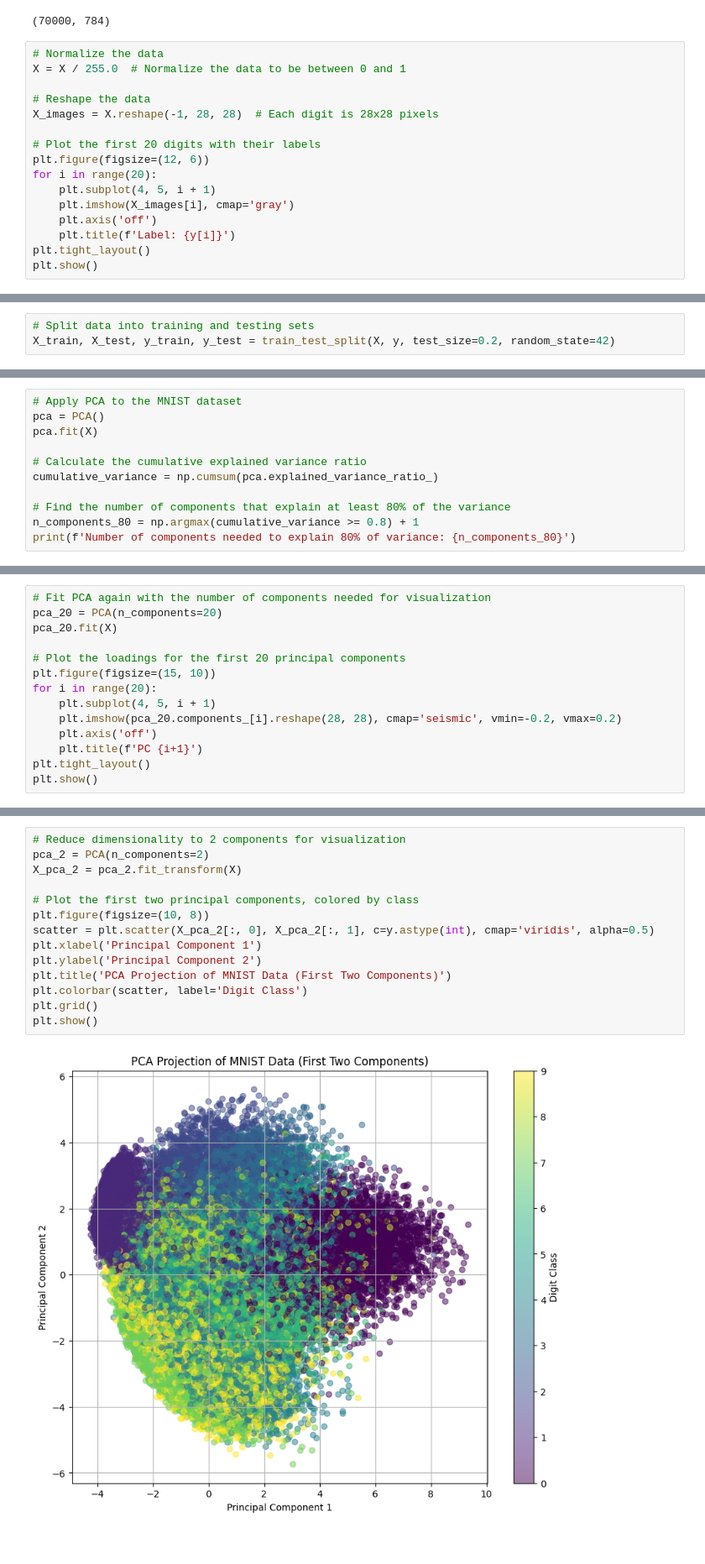
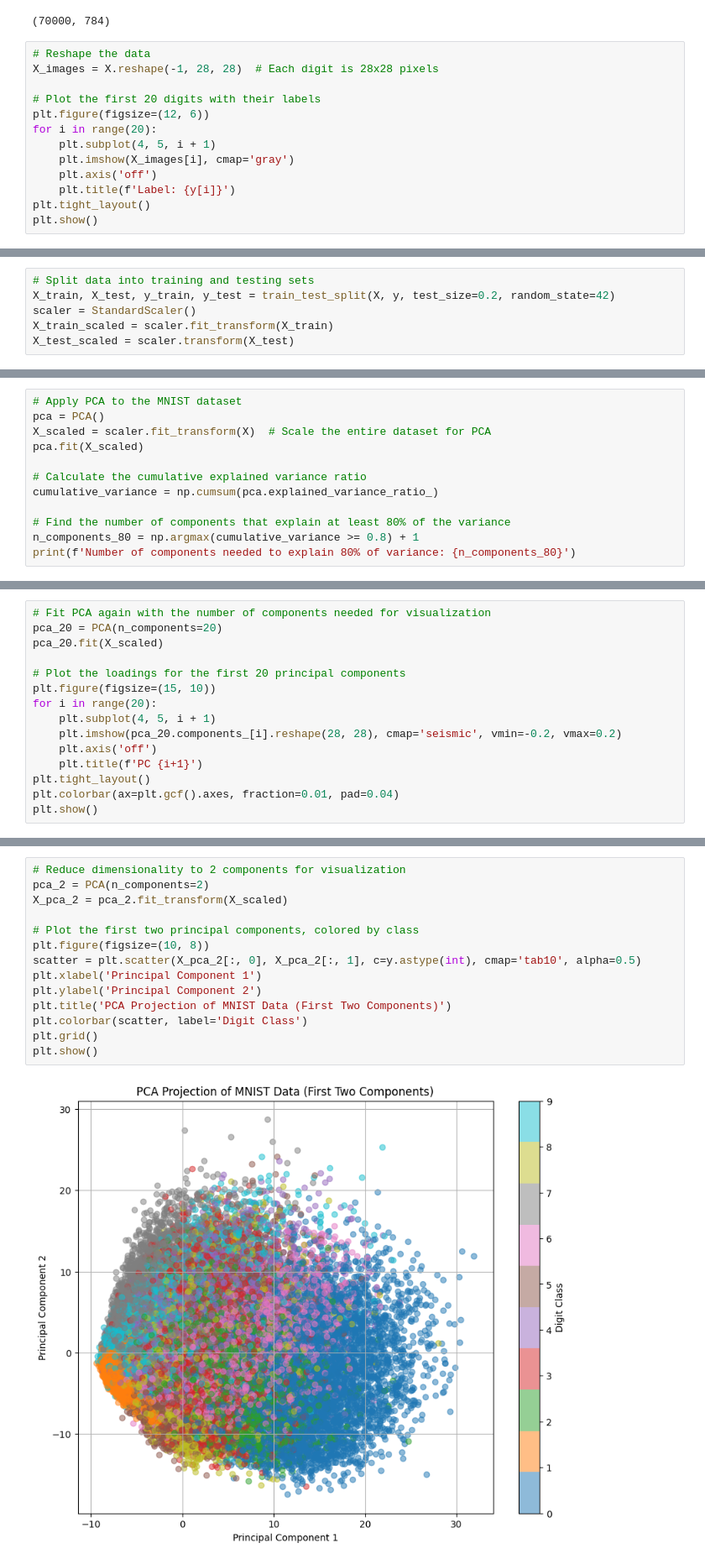
Before and after one commit to Shreyas8612/MNIST_Classification, a Jupyter notebook: MNIST_Classification.ipynb, the cells around one changed output, grey strips where cells are left out. Shown at 84% size. Saved outputs shown, nothing was run; the diff lists cells and outputs as text.

```diff
--- a/MNIST_Classification.ipynb
+++ b/MNIST_Classification.ipynb
@@ -20,9 +26,6 @@ print(size)
 # %% [output]
 (70000, 784)
 # %%
-# Normalize the data
-X = X / 255.0  # Normalize the data to be between 0 and 1
-
 # Reshape the data
 X_images = X.reshape(-1, 28, 28)  # Each digit is 28x28 pixels
 
@@ -40,3 +43,6 @@ plt.show()
 # %%
 # Split data into training and testing sets
 X_train, X_test, y_train, y_test = train_test_split(X, y, test_size=0.2, random_state=42)
+scaler = StandardScaler()
+X_train_scaled = scaler.fit_transform(X_train)
+X_test_scaled = scaler.transform(X_test)
@@ -117,7 +137,8 @@ plt.show()
 # %%
 # Apply PCA to the MNIST dataset
 pca = PCA()
-pca.fit(X)
+X_scaled = scaler.fit_transform(X)  # Scale the entire dataset for PCA
+pca.fit(X_scaled)
 
 # Calculate the cumulative explained variance ratio
 cumulative_variance = np.cumsum(pca.explained_variance_ratio_)
@@ -144,7 +165,7 @@ plt.show()
 # %%
 # Fit PCA again with the number of components needed for visualization
 pca_20 = PCA(n_components=20)
-pca_20.fit(X)
+pca_20.fit(X_scaled)
 
 # Plot the loadings for the first 20 principal components
 plt.figure(figsize=(15, 10))
@@ -154,5 +175,6 @@ for i in range(20):
     plt.axis('off')
     plt.title(f'PC {i+1}')
 plt.tight_layout()
+plt.colorbar(ax=plt.gcf().axes, fraction=0.01, pad=0.04)
 plt.show()
 # %% [output]
@@ -160,19 +182,19 @@ plt.show()
 # %%
 # Reduce dimensionality to 2 components for visualization
 pca_2 = PCA(n_components=2)
-X_pca_2 = pca_2.fit_transform(X)
+X_pca_2 = pca_2.fit_transform(X_scaled)
 
 # Plot the first two principal components, colored by class
 plt.figure(figsize=(10, 8))
-scatter = plt.scatter(X_pca_2[:, 0], X_pca_2[:, 1], c=y.astype(int), cmap='viridis', alpha=0.5)
+scatter = plt.scatter(X_pca_2[:, 0], X_pca_2[:, 1], c=y.astype(int), cmap='tab10', alpha=0.5)
 plt.xlabel('Principal Component 1')
 plt.ylabel('Principal Component 2')
 plt.title('PCA Projection of MNIST Data (First Two Components)')
 plt.colorbar(scatter, label='Digit Class')
 plt.grid()
 plt.show()
 # %% [output]
-[figure, old version]
+[figure, new version]
 # %%
 # Fit PCA to reduce to the number of components explaining 80% variance
 pca_80 = PCA(n_components=n_components_80)
```
Also changed, not shown: parts of 14 cells of this notebook.
